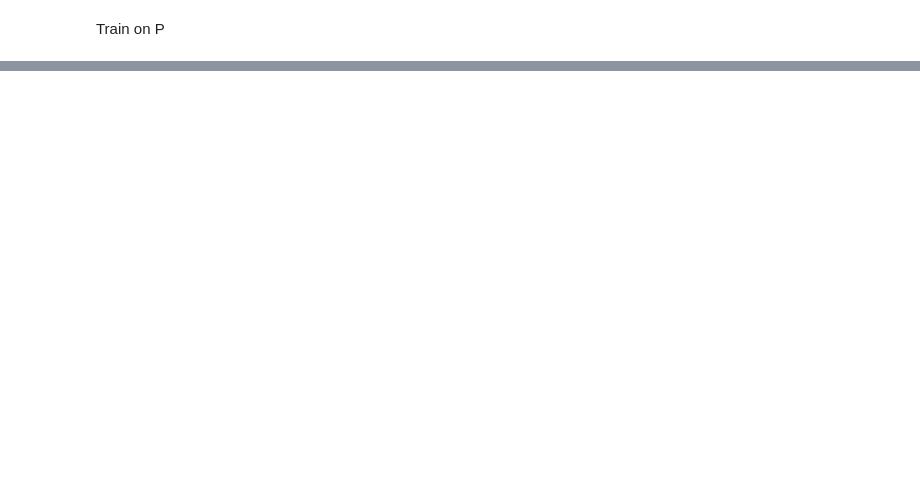
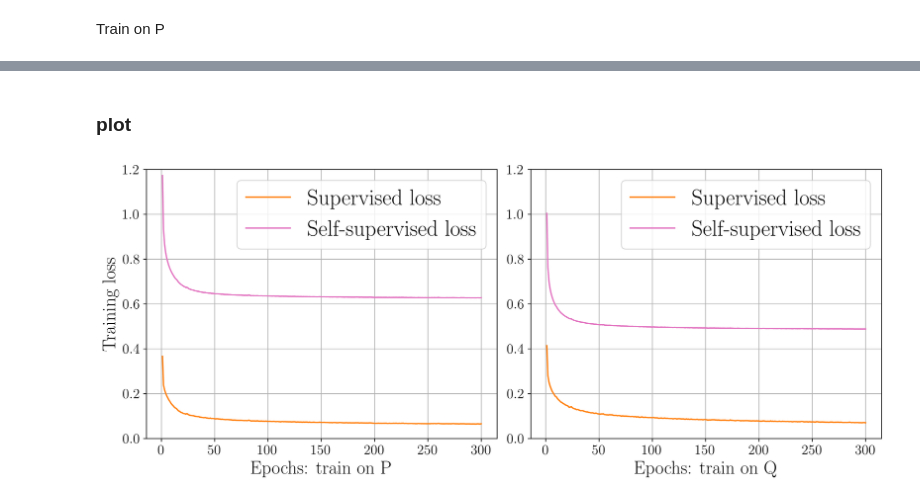
Before and after one commit to ChengYan97/metaMRI, a Jupyter notebook: thesis/revisit_TTT/balance/plot_balance.ipynb, the cells around one changed output, grey strips where cells are left out. Cells and saved outputs as stored; diff of their text form; code cells hidden in the pictures; blank space fills up the shorter version.

```diff
--- a/thesis/revisit_TTT/balance/plot_balance.ipynb
+++ b/thesis/revisit_TTT/balance/plot_balance.ipynb
@@ -67,0 +112,50 @@ plt.show()
+# %% [markdown]
+### plot
+# %%
+import pandas as pd
+import matplotlib.pyplot as plt
+
+# Define your data filenames
+filename1_P = f"/cheng/metaMRI/metaMRI/thesis/revisit_TTT/balance/run-metaMRI_save_E_tttpaper_sensmap_joint(l1_1e-5)P_T300_300epoch-tag-Training normalized L1 - sup loss.csv"
+filename2_P = f"/cheng/metaMRI/metaMRI/thesis/revisit_TTT/balance/run-metaMRI_save_E_tttpaper_sensmap_joint(l1_1e-5)P_T300_300epoch-tag-Training normalized L1 - self loss.csv"
+filename1_Q = f"/cheng/metaMRI/metaMRI/thesis/revisit_TTT/balance/run-metaMRI_save_E_tttpaper_sensmap_joint(l1_1e-5)Q_T300_300epoch-tag-Training normalized L1 - sup loss.csv"
+filename2_Q = f"/cheng/metaMRI/metaMRI/thesis/revisit_TTT/balance/run-metaMRI_save_E_tttpaper_sensmap_joint(l1_1e-5)Q_T300_300epoch-tag-Training normalized L1 - self loss.csv"
+
+# Read data into dataframes
+df1_P = pd.read_csv(filename1_P)
+df2_P = pd.read_csv(filename2_P)
+df1_Q = pd.read_csv(filename1_Q)
+df2_Q = pd.read_csv(filename2_Q)
+
+# Create a figure with subplots
+fig, axs = plt.subplots(1, 2, figsize=(12, 5), dpi=400)
+
+# Plot the first set of data (train on P)
+axs[0].plot(range(1, 301), df1_P['Value'], color=colors[7], label='Supervised loss')
+axs[0].plot(range(1, 301), df2_P['Value'], color=colors[8], label='Self-supervised loss')
+axs[0].set_ylim(0, 1.2)
+axs[0].tick_params(axis='both', which='major', labelsize=FONTSIZE/2)
+axs[0].tick_params(axis='both', which='minor', labelsize=(FONTSIZE-2)/2)
+axs[0].set_xlabel('Epochs: train on P', fontsize=20)
+axs[0].set_ylabel('Training loss', fontsize=20)
+axs[0].legend(fontsize = 24)
+axs[0].grid(True)
+
+# Plot the second set of data (train on Q)
+axs[1].plot(range(1, 301), df1_Q['Value'], color=colors[7], label='Supervised loss')
+axs[1].plot(range(1, 301), df2_Q['Value'], color=colors[8], label='Self-supervised loss')
+axs[1].set_ylim(0, 1.2)
+axs[1].tick_params(axis='both', which='major', labelsize=FONTSIZE/2)
+axs[1].tick_params(axis='both', which='minor', labelsize=(FONTSIZE-2)/2)
+axs[1].set_xlabel('Epochs: train on Q', fontsize=20)
+axs[1].legend(fontsize = 24)
+axs[1].grid(True)
+
+# Adjust spacing between subplots
+plt.tight_layout()
+
+# Save or display the figure
+plt.savefig("combined_plots.png")  # Save the figure as an image
+plt.show()  # Display the figure
+# %% [output]
+[figure, added]
```
Also changed, not shown: parts of 6 cells of this notebook, 52 other files.
